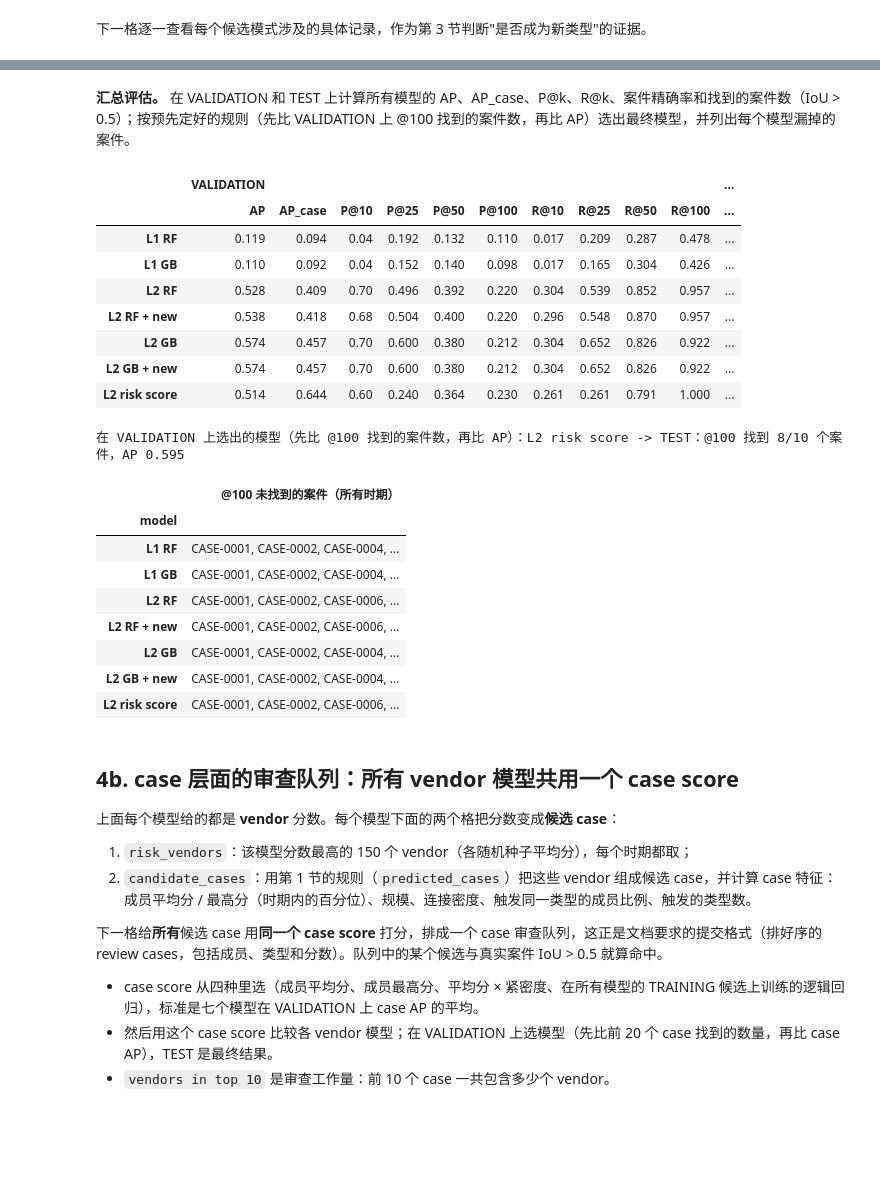
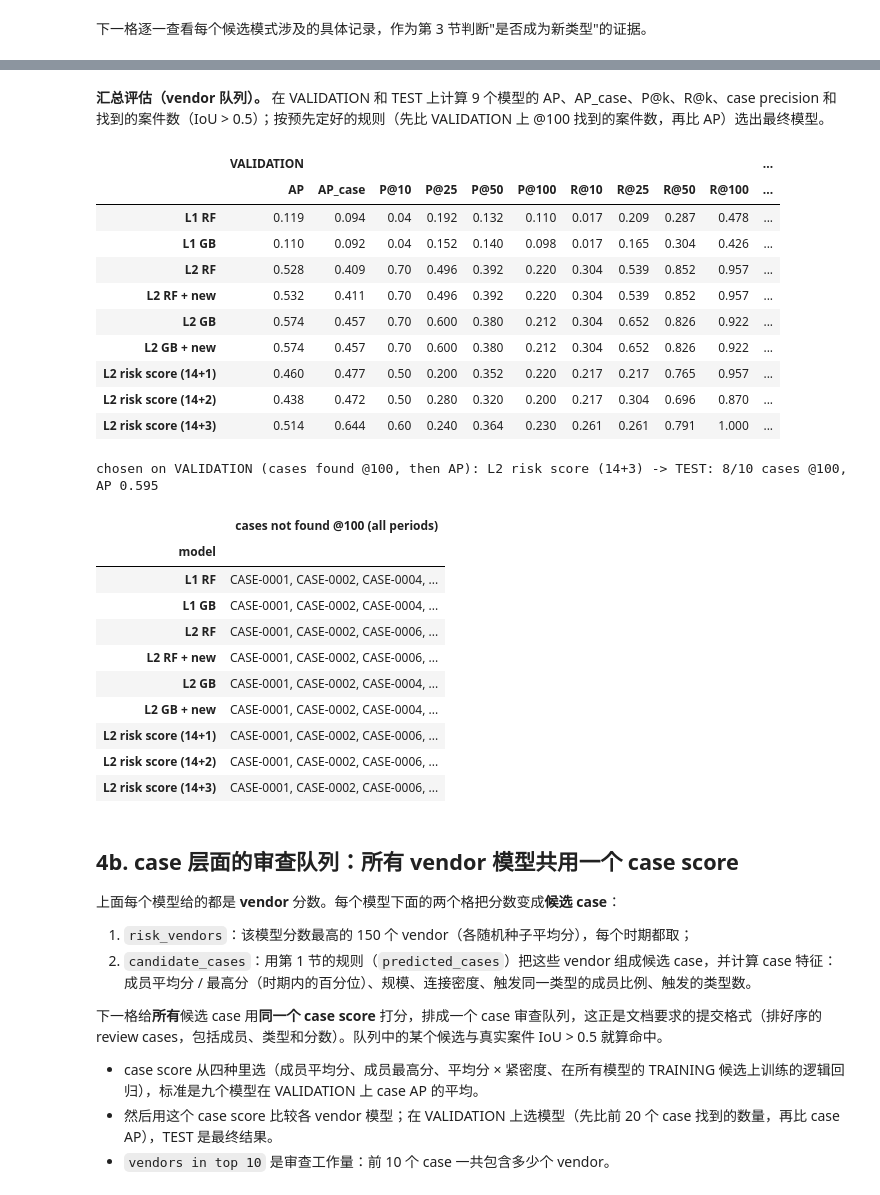
Before and after one commit to FELIXGAO0315/Graph-Based-Detection, a Jupyter notebook: layer2_relationship_logic_zh.ipynb, the cells around one changed output, grey strips where cells are left out. Saved outputs shown, nothing was run; the diff lists cells and outputs as text; code cells hidden in the pictures; blank space fills up the shorter version.

```diff
--- a/layer2_relationship_logic_zh.ipynb
+++ b/layer2_relationship_logic_zh.ipynb
@@ -632,0 +753,30 @@ Layer 2 变量：59 个既有类型变量 + 2 个新类型变量
+# %%
+sel = ADD_DROP21.index[ADD_DROP21.selected]
+SEL_DOSSIER = [k for k in sel if k in GROUPS]                            # dossier typologies kept by the ablation
+SEL_PROPOSED = [k for k in sel if k in PROPOSED]                         # candidates kept by the ablation (data route)
+CRIT = [c for c in SCORECARD.columns if c[0].isdigit()]
+NEAR = [k for k in PROPOSED if k not in ADOPTED and (SCORECARD.loc[k, CRIT] == "✓").sum() == len(CRIT) - 1]
+
+L2_GIVEN_VARS = [v for k in SEL_DOSSIER for v in GROUPS[k]]              # "L2 RF / GB"
+L2_NEW_VARS = [v for k in SEL_PROPOSED for v in ALL21[k]]                # "+ new": the candidates kept by the ablation
+SIG_USED = SIG14 + [f"s_{k}" for k in ADOPTED]                           # grouping into predicted cases
+RISK_VARIANTS = {                                                        # risk-score variants, chosen on VALIDATION
+    f"L2 risk score (14+{len(ADOPTED)})": SIG14 + [f"s_{k}" for k in ADOPTED],                  # scorecard: all 5 criteria
+    f"L2 risk score (14+{len(SEL_PROPOSED)})": SIG14 + [f"s_{k}" for k in SEL_PROPOSED],         # ablation
+    f"L2 risk score (14+{len(ADOPTED) + len(NEAR)})": SIG14 + [f"s_{k}" for k in ADOPTED + NEAR]}  # scorecard: 4 of 5
+assert len(RISK_VARIANTS) == 3, "two variants have the same number of signals; rename them"
+RS = list(RISK_VARIANTS)
+
+used = SEL_DOSSIER + [k for k in dict.fromkeys(SEL_PROPOSED + ADOPTED + NEAR)]
+names = pd.DataFrame([dict(variable=v, typology=k, origin="dossier" if k in GROUPS else "candidate",
+                           **{"L2 RF / GB": k in SEL_DOSSIER, "+ new": k in SEL_DOSSIER + SEL_PROPOSED,
+                              **{rs: f"s_{k}" in sigs or k in SEL_DOSSIER for rs, sigs in RISK_VARIANTS.items()}})
+                      for k in used for v in ALL21[k]]).set_index("variable")
+names.to_csv(f"{FZ2}/layer2_variables.csv")
+print(f"dossier typologies kept by the ablation: {len(SEL_DOSSIER)} / 14")
+print("candidates kept by the ablation (data route):", ", ".join(SEL_PROPOSED) or "—")
+print("candidates adopted by the scorecard (all 5):", ", ".join(ADOPTED) or "—", "| meeting 4 of 5:", ", ".join(NEAR) or "—")
+print(f"L2 RF / GB: {len(L2_GIVEN_VARS)} variables; + new: {len(L2_NEW_VARS)} more")
+for rs, sigs in RISK_VARIANTS.items():
+    print(f"{rs}: 14 dossier signals + {', '.join(s[2:] for s in sigs[14:]) or '—'}")
+display(names)
@@ -1294,8 +1582,8 @@ L2 risk score：150 个 risk vendor -> 49 个候选 case（TEST），其中 28
 # %% [markdown]
-**汇总评估。** 在 VALIDATION 和 TEST 上计算所有模型的 AP、AP_case、P@k、R@k、案件精确率和找到的案件数（IoU > 0.5）；按预先定好的规则（先比 VALIDATION 上 @100 找到的案件数，再比 AP）选出最终模型，并列出每个模型漏掉的案件。
+**汇总评估（vendor 队列）。** 在 VALIDATION 和 TEST 上计算 9 个模型的 AP、AP_case、P@k、R@k、case precision 和找到的案件数（IoU > 0.5）；按预先定好的规则（先比 VALIDATION 上 @100 找到的案件数，再比 AP）选出最终模型。
 # %%
 KS = [10, 25, 50, 100]
-ORDER = ["L1 RF", "L1 GB", "L2 RF", "L2 RF + new", "L2 GB", "L2 GB + new", "L2 risk score"]
+ORDER = ["L1 RF", "L1 GB", "L2 RF", "L2 RF + new", "L2 GB", "L2 GB + new"] + RS
 
 
 def evaluate(name):
@@ -1313,7 +1601,7 @@ def evaluate(name):
             r[f"case precision @{k}"] = np.mean([max(iou(g, case_mem[c]) for c in ev["cases"]) > IOU_MIN for g in groups])
         rows.append(dict(period=p, seed=seed, **r))
     m = pd.DataFrame(rows).groupby("period").mean().drop(columns="seed")
-    h = pd.DataFrame(hits).groupby(["case", "k"]).hit.mean().ge(0.5).rename("found").reset_index()   # 在至少一半的随机种子中被找到
+    h = pd.DataFrame(hits).groupby(["case", "k"]).hit.mean().ge(0.5).rename("found").reset_index()   # found in >= half the seeds
     h["period"] = h.case.map(case_period).replace({"TRAINING": "TRAINING_cv"})
     return m, h
 
@@ -1325,41 +1613,43 @@ for p in ["VALIDATION", "TEST"]:
     for n in ORDER:
         m, h = RES[n]
         for met in ["AP", "AP_case"] + [f"P@{k}" for k in KS] + [f"R@{k}" for k in KS]:
             cols.setdefault((p, met), {})[n] = round(m.loc[p, met], 3)
         for k in KS:
             cols.setdefault((p, f"case precision @{k}"), {})[n] = round(m.loc[p, f"case precision @{k}"], 3)
             hk = h[(h.period == p) & (h.k == k)]
             cols.setdefault((p, f"cases @{k}"), {})[n] = f"{int(hk.found.sum())}/{len(hk)}"
 for n in ORDER:
     h = RES[n][1]
     h100 = h[h.k == 100]
     cols.setdefault(("all 33", "cases @100"), {})[n] = f"{int(h100.found.sum())}/{len(h100)}"
 BIG = pd.DataFrame(cols).reindex(ORDER)
 BIG.columns = pd.MultiIndex.from_tuples(BIG.columns)
 BIG.to_csv(f"{OUT}/L2_results.csv")
 pd.set_option("display.max_columns", 80)
 display(BIG)
 
 val_found = BIG[("VALIDATION", "cases @100")].str.split("/").str[0].astype(int)
 CHOSEN = BIG.assign(f=val_found, a=BIG[("VALIDATION", "AP")]).sort_values(["f", "a"], ascending=False).index[0]
-print(f"在 VALIDATION 上选出的模型（先比 @100 找到的案件数，再比 AP）：{CHOSEN} -> TEST：@100 找到 {BIG.loc[CHOSEN, ('TEST', 'cases @100')]} 个案件，"
+print(f"chosen on VALIDATION (cases found @100, then AP): {CHOSEN} -> TEST: {BIG.loc[CHOSEN, ('TEST', 'cases @100')]} cases @100, "
       f"AP {BIG.loc[CHOSEN, ('TEST', 'AP')]}")
 missed = HITS[(HITS.k == 100) & ~HITS.found].groupby("model").case.agg(lambda s: ", ".join(sorted(s))).reindex(ORDER).fillna("—")
-display(missed.to_frame("@100 未找到的案件（所有时期）"))
+display(missed.to_frame("cases not found @100 (all periods)"))
 pd.concat([pd.DataFrame({"model": n, "period": p, "seed": s, "record_id": EVAL_SET[p]["rid"], "y": EVAL_SET[p]["y"], "score": sc})
            for n in ORDER for p, s, sc in RUNS[n]]).to_csv(f"{FZ2}/scores.csv", index=False)
 # %% [output]
 |  | VALIDATION |  |  |  |  |  |  |  |  |  | ... |
 |  | AP | AP_case | P@10 | P@25 | P@50 | P@100 | R@10 | R@25 | R@50 | R@100 | ... |
 | L1 RF | 0.119 | 0.094 | 0.04 | 0.192 | 0.132 | 0.110 | 0.017 | 0.209 | 0.287 | 0.478 | ... |
 | L1 GB | 0.110 | 0.092 | 0.04 | 0.152 | 0.140 | 0.098 | 0.017 | 0.165 | 0.304 | 0.426 | ... |
 | L2 RF | 0.528 | 0.409 | 0.70 | 0.496 | 0.392 | 0.220 | 0.304 | 0.539 | 0.852 | 0.957 | ... |
-| L2 RF + new | 0.538 | 0.418 | 0.68 | 0.504 | 0.400 | 0.220 | 0.296 | 0.548 | 0.870 | 0.957 | ... |
+| L2 RF + new | 0.532 | 0.411 | 0.70 | 0.496 | 0.392 | 0.220 | 0.304 | 0.539 | 0.852 | 0.957 | ... |
 | L2 GB | 0.574 | 0.457 | 0.70 | 0.600 | 0.380 | 0.212 | 0.304 | 0.652 | 0.826 | 0.922 | ... |
 | L2 GB + new | 0.574 | 0.457 | 0.70 | 0.600 | 0.380 | 0.212 | 0.304 | 0.652 | 0.826 | 0.922 | ... |
-| L2 risk score | 0.514 | 0.644 | 0.60 | 0.240 | 0.364 | 0.230 | 0.261 | 0.261 | 0.791 | 1.000 | ... |
+| L2 risk score (14+1) | 0.460 | 0.477 | 0.50 | 0.200 | 0.352 | 0.220 | 0.217 | 0.217 | 0.765 | 0.957 | ... |
+| L2 risk score (14+2) | 0.438 | 0.472 | 0.50 | 0.280 | 0.320 | 0.200 | 0.217 | 0.304 | 0.696 | 0.870 | ... |
+| L2 risk score (14+3) | 0.514 | 0.644 | 0.60 | 0.240 | 0.364 | 0.230 | 0.261 | 0.261 | 0.791 | 1.000 | ... |
-在 VALIDATION 上选出的模型（先比 @100 找到的案件数，再比 AP）：L2 risk score -> TEST：@100 找到 8/10 个案件，AP 0.595
+chosen on VALIDATION (cases found @100, then AP): L2 risk score (14+3) -> TEST: 8/10 cases @100, AP 0.595
-|  | @100 未找到的案件（所有时期） |
+|  | cases not found @100 (all periods) |
 | model |  |
 | L1 RF | CASE-0001, CASE-0002, CASE-0004, ... |
 | L1 GB | CASE-0001, CASE-0002, CASE-0004, ... |
@@ -1367,7 +1657,9 @@ pd.concat([pd.DataFrame({"model": n, "period": p, "seed": s, "record_id": EVAL_S
 | L2 RF + new | CASE-0001, CASE-0002, CASE-0006, ... |
 | L2 GB | CASE-0001, CASE-0002, CASE-0004, ... |
 | L2 GB + new | CASE-0001, CASE-0002, CASE-0004, ... |
-| L2 risk score | CASE-0001, CASE-0002, CASE-0006, ... |
+| L2 risk score (14+1) | CASE-0001, CASE-0002, CASE-0006, ... |
+| L2 risk score (14+2) | CASE-0001, CASE-0002, CASE-0006, ... |
+| L2 risk score (14+3) | CASE-0001, CASE-0002, CASE-0006, ... |
 # %% [markdown]
 ## 4b. case 层面的审查队列：所有 vendor 模型共用一个 case score
 
@@ -1376,7 +1668,7 @@ pd.concat([pd.DataFrame({"model": n, "period": p, "seed": s, "record_id": EVAL_S
 2. `candidate_cases`：用第 1 节的规则（`predicted_cases`）把这些 vendor 组成候选 case，并计算 case 特征：成员平均分 / 最高分（时期内的百分位）、规模、连接密度、触发同一类型的成员比例、触发的类型数。
 
 下一格给**所有**候选 case 用**同一个 case score** 打分，排成一个 case 审查队列，这正是文档要求的提交格式（排好序的 review cases，包括成员、类型和分数）。队列中的某个候选与真实案件 IoU > 0.5 就算命中。
-- case score 从四种里选（成员平均分、成员最高分、平均分 × 紧密度、在所有模型的 TRAINING 候选上训练的逻辑回归），标准是七个模型在 VALIDATION 上 case AP 的平均。
+- case score 从四种里选（成员平均分、成员最高分、平均分 × 紧密度、在所有模型的 TRAINING 候选上训练的逻辑回归），标准是九个模型在 VALIDATION 上 case AP 的平均。
 - 然后用这个 case score 比较各 vendor 模型；在 VALIDATION 上选模型（先比前 20 个 case 找到的数量，再比 case AP），TEST 是最终结果。
 - `vendors in top 10` 是审查工作量：前 10 个 case 一共包含多少个 vendor。
 # %%
```
Also changed, not shown: parts of 58 cells of this notebook.
